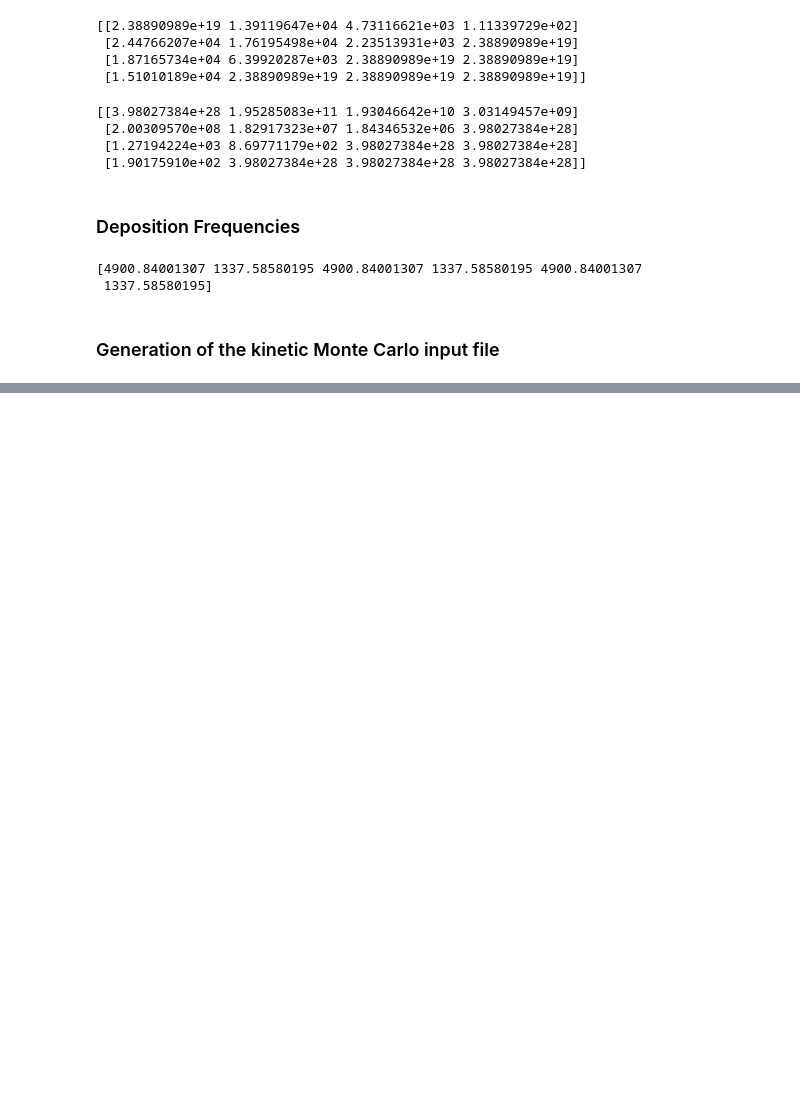
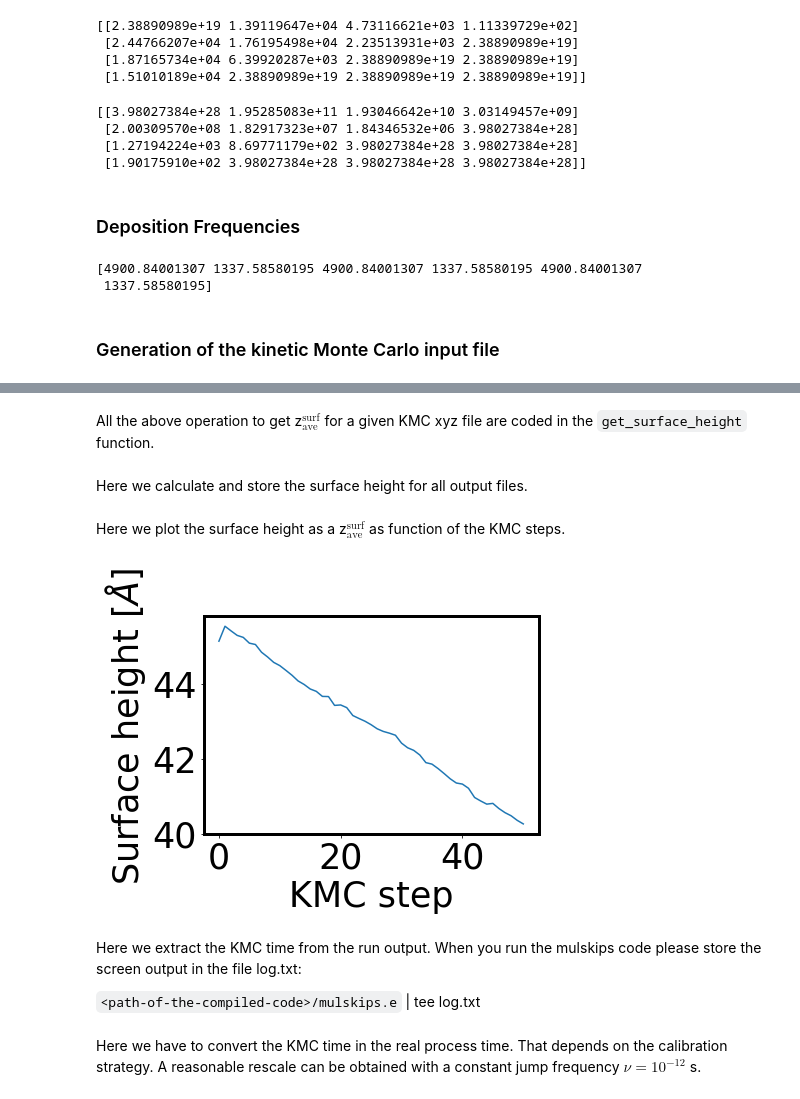
Before and after one commit to giuseppefisicaro/mulskips, a Jupyter notebook: jupyter-notebooks/calibrations/vapor-pressure-3C-SiC-delta-T.ipynb, the cells around one changed output, grey strips where cells are left out. Saved outputs shown, nothing was run; the diff lists cells and outputs as text; code cells hidden in the pictures; blank space fills up the shorter version.

```diff
--- a/jupyter-notebooks/calibrations/vapor-pressure-3C-SiC-delta-T.ipynb
+++ b/jupyter-notebooks/calibrations/vapor-pressure-3C-SiC-delta-T.ipynb
@@ -525,0 +645,2 @@ print_file_input(filename,PtransE_Si,PtransE_C,PtransD,PtransZig,Simulation,Seed
+# %%
+file=undercoordinated_atoms[0]
@@ -525,0 +721,2 @@ print_file_input(filename,PtransE_Si,PtransE_C,PtransD,PtransZig,Simulation,Seed
+# %%
+bin_size = 5.0 # [Angstroem] size of the bins in the z direction to store all z-values in an histogram, 5 Angstroem should be ok
@@ -525,0 +729,4 @@ print_file_input(filename,PtransE_Si,PtransE_C,PtransD,PtransZig,Simulation,Seed
+# %%
+surface_roughness = 10.0 # [Angstroem] surface roughness in the z direction where average the surface height.
+# %% [markdown]
+All the above operation to get z$^{\text{surf}}_{\text{ave}}$ for a given KMC xyz file are coded in the `get_surface_height` function.
@@ -525,0 +799,23 @@ print_file_input(filename,PtransE_Si,PtransE_C,PtransD,PtransZig,Simulation,Seed
+# %% [markdown]
+Here we calculate and store the surface height for all output files.
+# %%
+all_surface_heights = []
+for file in undercoordinated_atoms:
+    filename = rundir+'/xyz/'+file
+    surface_height = get_surface_height(filename)
+    all_surface_heights.append(surface_height)
+#print(all_surface_heights)
+# %% [markdown]
+Here we plot the surface height as a z$^{\text{surf}}_{\text{ave}}$ as function of the KMC steps.
+# %%
+plt.plot(all_surface_heights)
+plt.xlabel('KMC step')
+plt.ylabel('Surface height [$\AA$]')
+plt.show()
+# %% [output]
+[figure, added]
+# %% [markdown]
+Here we extract the KMC time from the run output.
+When you run the mulskips code please store the screen output in the file log.txt:
+
+`<path-of-the-compiled-code>/mulskips.e` | tee log.txt
@@ -525,0 +837,3 @@ print_file_input(filename,PtransE_Si,PtransE_C,PtransD,PtransZig,Simulation,Seed
+# %% [markdown]
+Here we have to convert the KMC time in the real process time. That depends on the calibration strategy.
+A reasonable rescale can be obtained with a constant jump frequency $\nu = 10^{-12}$ s.
```
Also changed, not shown: parts of 35 cells of this notebook, 3 other files.
